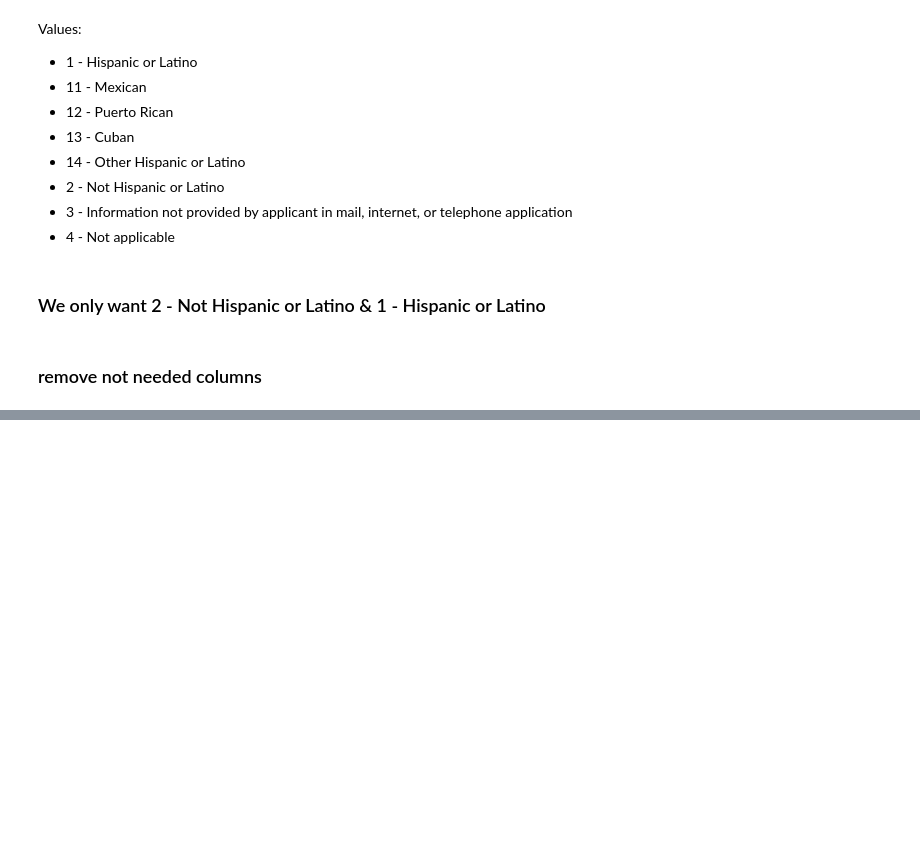
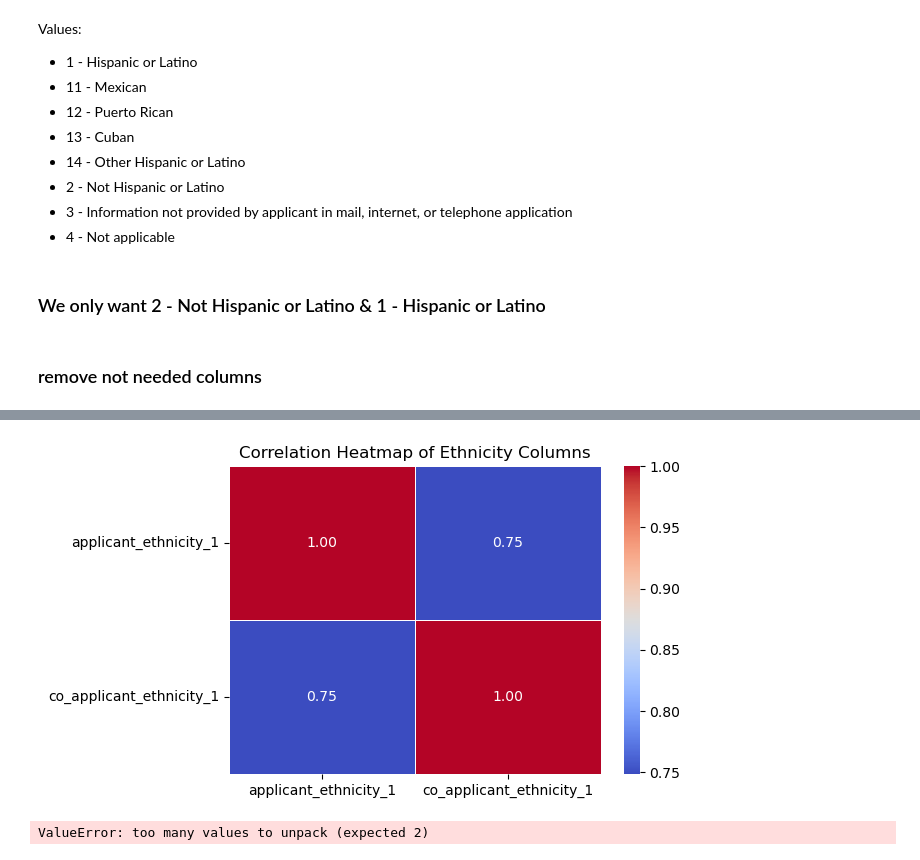
Before and after one commit to aschera/credit_risk_predictor, a Jupyter notebook: notebooks/Christinas/EDA_stepwise/3.race_.ipynb, the cells around one changed output, grey strips where cells are left out. Saved outputs shown, nothing was run; the diff lists cells and outputs as text; code cells hidden in the pictures; blank space fills up the shorter version.

```diff
--- a/notebooks/Christinas/EDA_stepwise/3.race_.ipynb
+++ b/notebooks/Christinas/EDA_stepwise/3.race_.ipynb
@@ -192,0 +267,15 @@ Name: count, dtype: int64
+# %%
+# Select the specified ethnicity columns
+columns_of_ethnicity = ['applicant_ethnicity_1', 'co_applicant_ethnicity_1']
+ethnicity_df =  filtered_df[columns_of_ethnicity]
+
+# Calculate the correlation matrix
+correlation_matrix_ethnicity = ethnicity_df.corr()
+
+# Plot the heatmap for ethnicity columns
+plt.figure(figsize=(6, 4))
+sns.heatmap(correlation_matrix_ethnicity, annot=True, cmap='coolwarm', fmt='.2f', linewidths=0.5)
+plt.title('Correlation Heatmap of Ethnicity Columns')
+plt.show()
+# %% [output]
+[figure, added]
@@ -192,0 +307,22 @@ Name: count, dtype: int64
+# %%
+# Create labels with categories
+labels = []
+for index, row in top_combinations.iterrows():
+    label_parts = []
+    for col in row['Combination'].split(', '):
+        col_name, col_category = col.split('_')
+        label_parts.append(f'{col_name} {col_category}')
+    labels.append(', '.join(label_parts))
+
+# Update the 'Combination' column in top_combinations
+top_combinations['Combination'] = labels
+
+# Plot the top combinations
+plt.figure(figsize=(12, 6))
+sns.barplot(x='Count', y='Combination', data=top_combinations, palette='viridis')
+plt.xlabel('Count')
+plt.ylabel('Combination')
+plt.title('Top Race and Ethnicity Combinations')
+plt.show()
+# %% [output]
+ValueError: too many values to unpack (expected 2)
```
Also changed, not shown: parts of 13 cells of this notebook.
